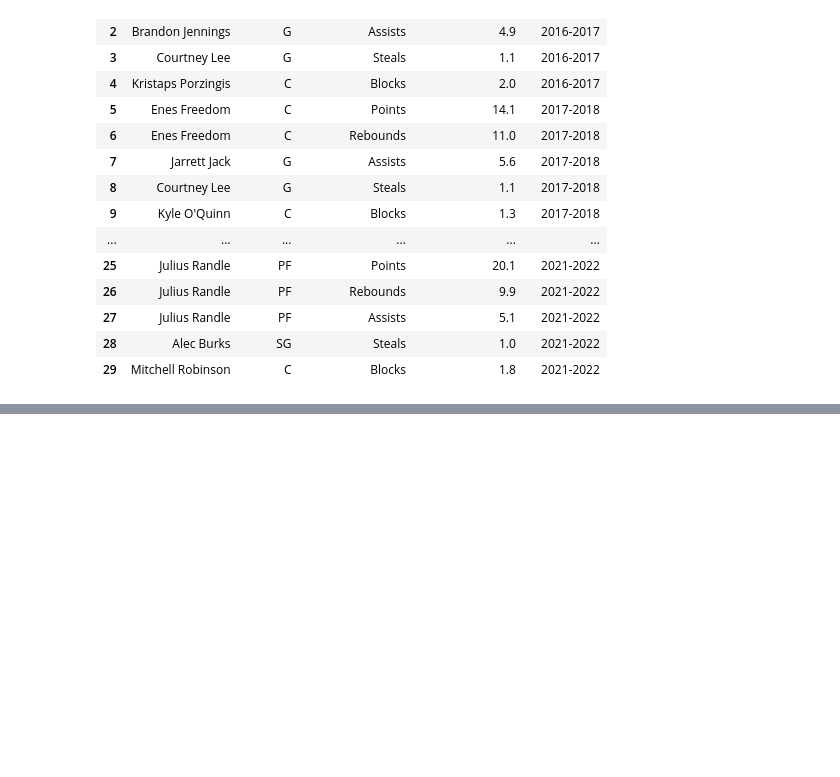
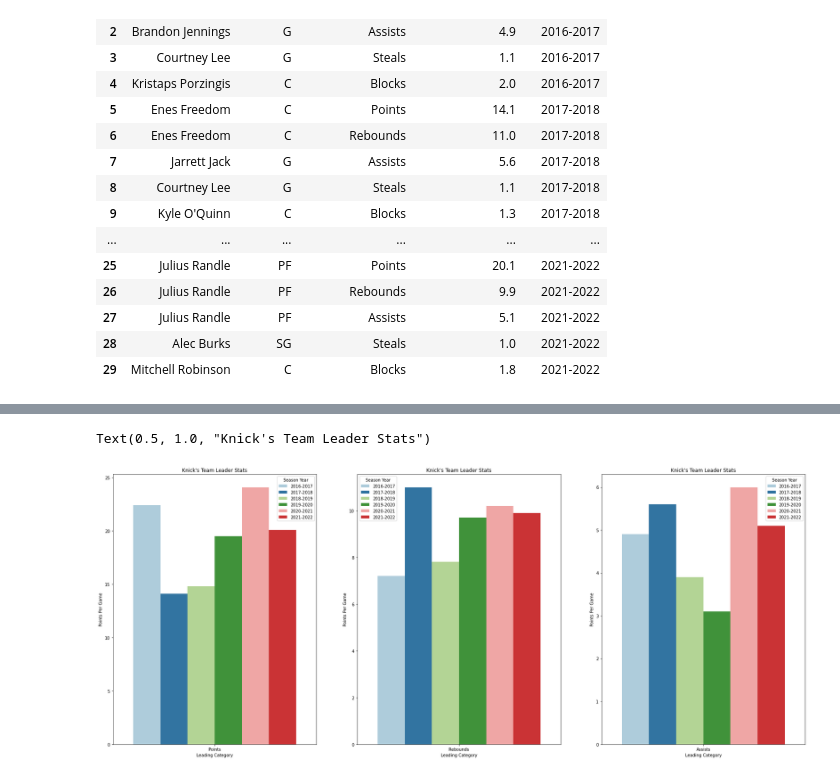
Before and after one commit to unitxero/CIS3120, a Jupyter notebook: Group Project/kevin_group_project_espn_webscrape.ipynb, the cells around one changed output, grey strips where cells are left out. Drawn from its saved outputs; the diff is of its cells as text; code cells hidden in the pictures; blank space fills up the shorter version.

Commit message:
Visualizations added, final dataframe split up into smaller categories for ease of graphing. seaborn and matplotlib imported

```diff
--- a/Group Project/kevin_group_project_espn_webscrape.ipynb
+++ b/Group Project/kevin_group_project_espn_webscrape.ipynb
@@ -486,3 +488,6 @@ final_df
 import os
 os.makedirs('/Users/pegasuspro/Downloads/', exist_ok=True)
 final_df.to_csv('/Users/pegasuspro/Downloads/ESPN_TeamLeader_Data.csv')
+# %%
+query_points = final_df.query('`Leading Category` == "Points"')
+query_points
@@ -488,0 +502,3 @@ final_df.to_csv('/Users/pegasuspro/Downloads/ESPN_TeamLeader_Data.csv')
+# %%
+rebound_points = final_df.query('`Leading Category` == "Rebounds"')
+rebound_points
@@ -488,0 +513,3 @@ final_df.to_csv('/Users/pegasuspro/Downloads/ESPN_TeamLeader_Data.csv')
+# %%
+assists_points = final_df.query('`Leading Category` == "Assists"')
+assists_points
@@ -488,0 +538,13 @@ final_df.to_csv('/Users/pegasuspro/Downloads/ESPN_TeamLeader_Data.csv')
+# %%
+fig, axes = plt.subplots(1, 3, figsize=(30, 12))
+
+ax0 = sns.barplot(x="Leading Category", y="Points Per Game", hue="Season Year", palette = "Paired", ax=axes[0], data=query_points)
+ax1 = sns.barplot(x="Leading Category", y="Points Per Game", hue="Season Year", palette = "Paired", ax=axes[1], data=rebound_points)
+ax2 = sns.barplot(x="Leading Category", y="Points Per Game", hue="Season Year", palette = "Paired", ax=axes[2], data=assists_points)
+
+ax0.set_title("Knick's Team Leader Stats")
+ax1.set_title("Knick's Team Leader Stats")
+ax2.set_title("Knick's Team Leader Stats")
+# %% [output]
+Text(0.5, 1.0, "Knick's Team Leader Stats")
+[figure, added]
```
Also changed, not shown: parts of 7 cells of this notebook.
